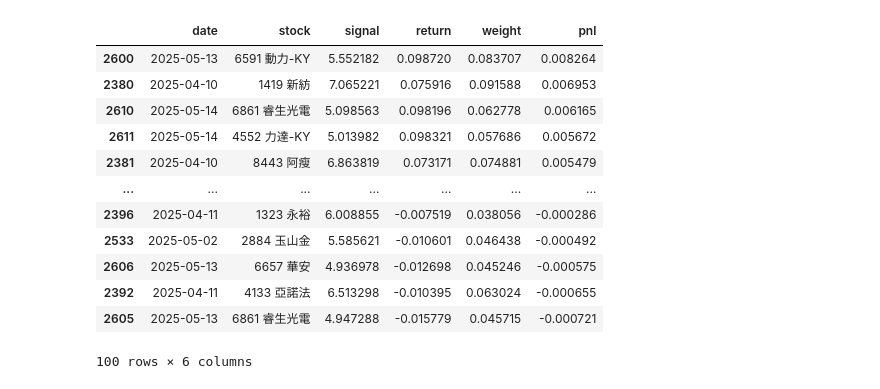
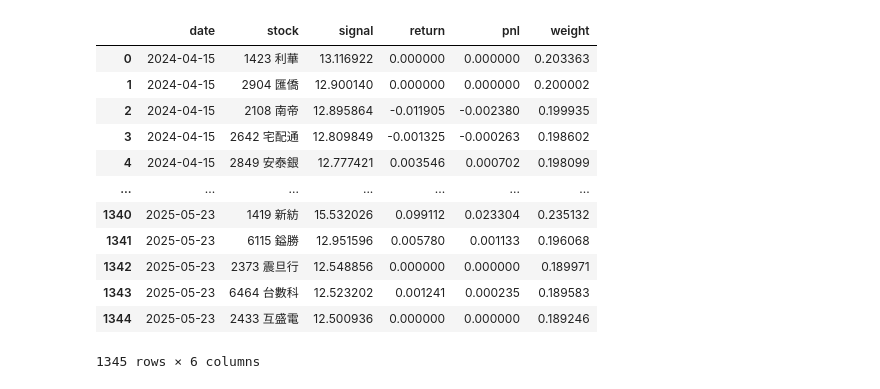
Before and after one commit to jaychen92123/Residual-Arbitrage-with-ML, a Jupyter notebook: CNNTransformer.ipynb, the cells around one changed output. Saved outputs shown, nothing was run; the diff lists cells and outputs as text; code cells hidden in the pictures.

```diff
--- a/CNNTransformer.ipynb
+++ b/CNNTransformer.ipynb
@@ -136,2 +218,12 @@ top_n_df
+# %%
+top_5_df = top_n_df.apply(lambda x: x.nlargest(5, "signal")).reset_index(drop=True)
+# %%
+def norm_pos(s):
+    # 若當天 signal 全部加總為 0，就平均分配
+    tot = s.sum()
+    if tot != 0:
+        return s / tot
+    return pd.Series([1/len(s)] * len(s), index=s.index)
+top_5_df["weight"] = (top_5_df.groupby("date")["signal"].transform(norm_pos))
 # %%
-top_n_df.to_excel('top_n_df.xlsx')
+top_5_df["pnl"] = top_5_df["weight"] * top_5_df["return"]
@@ -213,16 +230,16 @@ spike_trades = softmax_df[softmax_df["date"].isin(spike_dates)].sort_values(by="
-# %%
-spike_trades
-# %% [output]
-|  | date | stock | signal | return | weight | pnl |
-| 2600 | 2025-05-13 | 6591 動力-KY | 5.552182 | 0.098720 | 0.083707 | 0.008264 |
-| 2380 | 2025-04-10 | 1419 新紡 | 7.065221 | 0.075916 | 0.091588 | 0.006953 |
-| 2610 | 2025-05-14 | 6861 睿生光電 | 5.098563 | 0.098196 | 0.062778 | 0.006165 |
-| 2611 | 2025-05-14 | 4552 力達-KY | 5.013982 | 0.098321 | 0.057686 | 0.005672 |
-| 2381 | 2025-04-10 | 8443 阿瘦 | 6.863819 | 0.073171 | 0.074881 | 0.005479 |
-| ... | ... | ... | ... | ... | ... | ... |
-| 2396 | 2025-04-11 | 1323 永裕 | 6.008855 | -0.007519 | 0.038056 | -0.000286 |
-| 2533 | 2025-05-02 | 2884 玉山金 | 5.585621 | -0.010601 | 0.046438 | -0.000492 |
-| 2606 | 2025-05-13 | 6657 華安 | 4.936978 | -0.012698 | 0.045246 | -0.000575 |
-| 2392 | 2025-04-11 | 4133 亞諾法 | 6.513298 | -0.010395 | 0.063024 | -0.000655 |
-| 2605 | 2025-05-13 | 6861 睿生光電 | 4.947288 | -0.015779 | 0.045715 | -0.000721 |
-100 rows × 6 columns
+# %%
+top_5_df
+# %% [output]
+|  | date | stock | signal | return | pnl | weight |
+| 0 | 2024-04-15 | 1423 利華 | 13.116922 | 0.000000 | 0.000000 | 0.203363 |
+| 1 | 2024-04-15 | 2904 匯僑 | 12.900140 | 0.000000 | 0.000000 | 0.200002 |
+| 2 | 2024-04-15 | 2108 南帝 | 12.895864 | -0.011905 | -0.002380 | 0.199935 |
+| 3 | 2024-04-15 | 2642 宅配通 | 12.809849 | -0.001325 | -0.000263 | 0.198602 |
+| 4 | 2024-04-15 | 2849 安泰銀 | 12.777421 | 0.003546 | 0.000702 | 0.198099 |
+| ... | ... | ... | ... | ... | ... | ... |
+| 1340 | 2025-05-23 | 1419 新紡 | 15.532026 | 0.099112 | 0.023304 | 0.235132 |
+| 1341 | 2025-05-23 | 6115 鎰勝 | 12.951596 | 0.005780 | 0.001133 | 0.196068 |
+| 1342 | 2025-05-23 | 2373 震旦行 | 12.548856 | 0.000000 | 0.000000 | 0.189971 |
+| 1343 | 2025-05-23 | 6464 台數科 | 12.523202 | 0.001241 | 0.000235 | 0.189583 |
+| 1344 | 2025-05-23 | 2433 互盛電 | 12.500936 | 0.000000 | 0.000000 | 0.189246 |
+1345 rows × 6 columns
```
Also changed, not shown: parts of 13 cells of this notebook.
